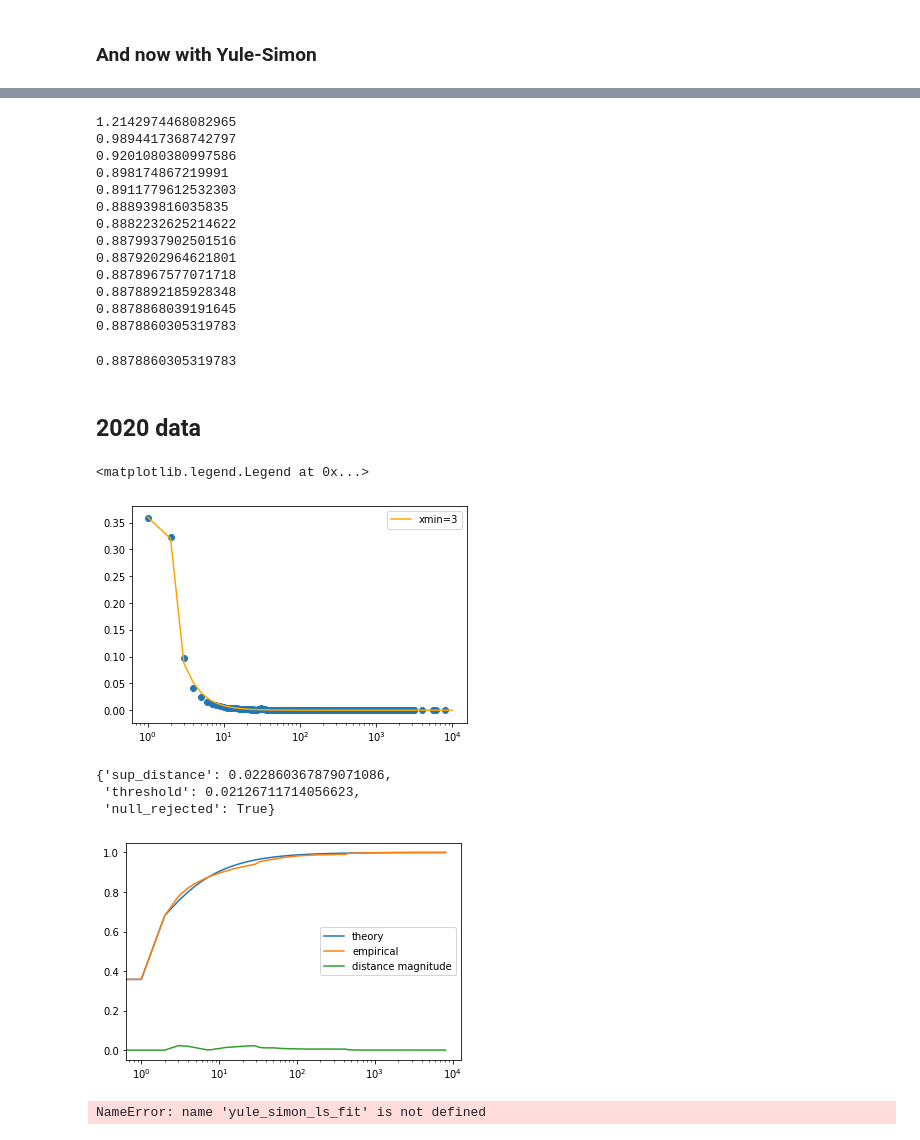
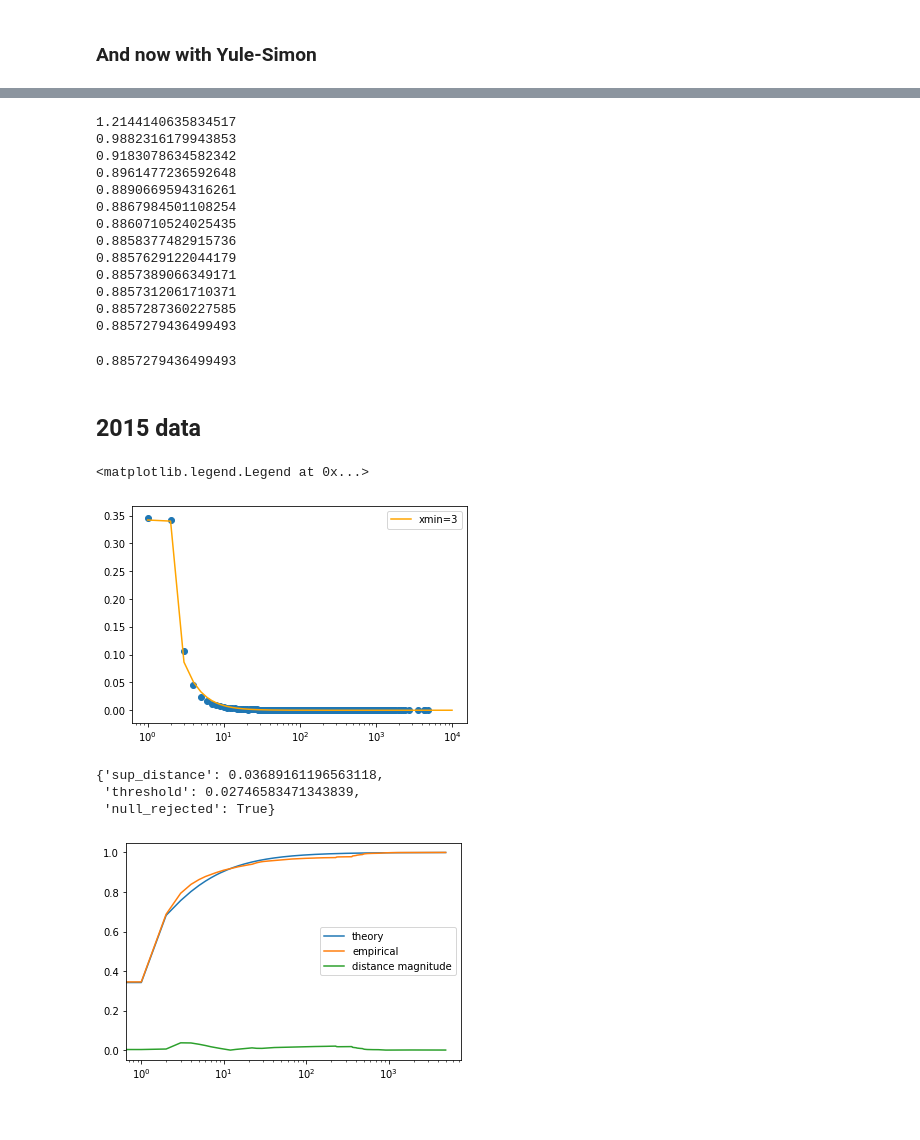
Before and after one commit to dedis/student_20_compactInternet, a Jupyter notebook: AS_graph.ipynb, the cells around one changed output, grey strips where cells are left out. Cells and saved outputs as stored; diff of their text form; code cells hidden in the pictures.

```diff
--- a/AS_graph.ipynb
+++ b/AS_graph.ipynb
@@ -462,44 +672,40 @@ def yule_simon_alpha_estimation_fp(deg_distr, x_min_param):
 
     return alpha_hat
 # %%
-yule_simon_alpha_estimation_fp(as_graphs[2015]['deg_distr'], 3)
+yule_simon_alpha_estimation_fp(as_graphs[study_year]['deg_distr'], 3)
 # %% [output]
-1.2142974468082965
-0.9894417368742797
-0.9201080380997586
-0.898174867219991
-0.8911779612532303
-0.888939816035835
-0.8882232625214622
-0.8879937902501516
-0.8879202964621801
-0.8878967577071718
-0.8878892185928348
-0.8878868039191645
-0.8878860305319783
+1.2144140635834517
+0.9882316179943853
+0.9183078634582342
+0.8961477236592648
+0.8890669594316261
+0.8867984501108254
+0.8860710524025435
+0.8858377482915736
+0.8857629122044179
+0.8857389066349171
+0.8857312061710371
+0.8857287360227585
+0.8857279436499493
-0.8878860305319783
+0.8857279436499493
 # %% [markdown]
-## 2020 data
+## 2015 data
 # %%
 yulesim_fig = plt.figure()
 yulesim_plt = yulesim_fig.add_subplot()
 
-yulesim_plt.plot(range(1, 10000), mixed_yule_simon(2.121, 3, np.array([0, .36, .32]))(np.array(range(1, 10000))), label='xmin=3', color='orange')
-yulesim_plt.scatter(as_graphs[2020]['deg_distr'][:, 0], as_graphs[2020]['deg_distr'][:,1])
+yulesim_plt.plot(range(1, 10000), mixed_yule_simon(2.121, 3, np.array([0, .342, .34]))(np.array(range(1, 10000))), label='xmin=3', color='orange')
+yulesim_plt.scatter(as_graphs[2015]['deg_distr'][:, 0], as_graphs[2015]['deg_distr'][:,1])
 
 yulesim_plt.set_xscale('log')
 yulesim_plt.legend()
 # %% [output]
 <matplotlib.legend.Legend at 0x...>
-[figure, old version]
+[figure, new version]
 # %%
-kolmogorov_smirnov_test(as_graphs[2020]['deg_distr'], mixed_yule_simon(1.92, 3, np.array([0, 0.357781, 0.322448])), .05)
+kolmogorov_smirnov_test(as_graphs[2015]['deg_distr'], mixed_yule_simon(1.92, 3, np.array([0, 0.342, 0.34])), .05)
 # %% [output]
-{'sup_distance': 0.022860367879071086,
- 'threshold': 0.02126711714056623,
+{'sup_distance': 0.03689161196563118,
+ 'threshold': 0.02746583471343839,
  'null_rejected': True}
-[figure, old version]
+[figure, new version]
-# %%
-yule_simon_ls_fit(as_graphs[2020]['deg_distr'], 3, np.array([0, .36, .32]), 3.1, .001)
-# %% [output]
-NameError: name 'yule_simon_ls_fit' is not defined
```
Also changed, not shown: parts of 53 cells of this notebook.
